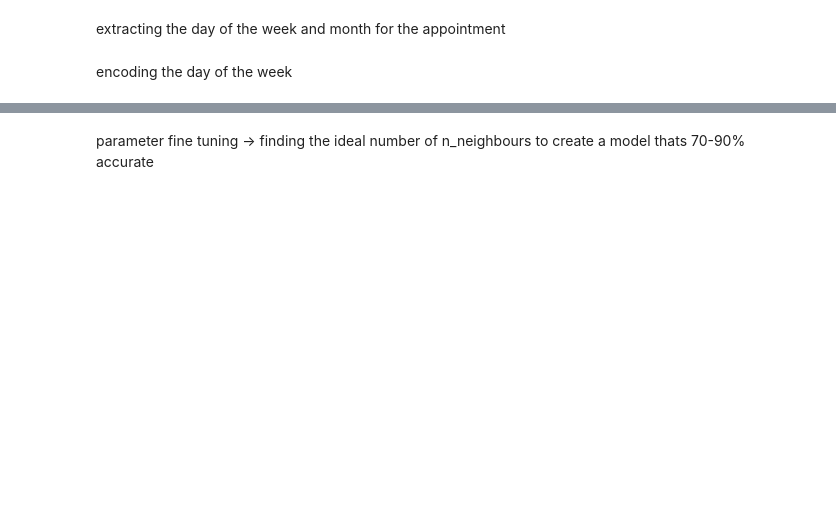
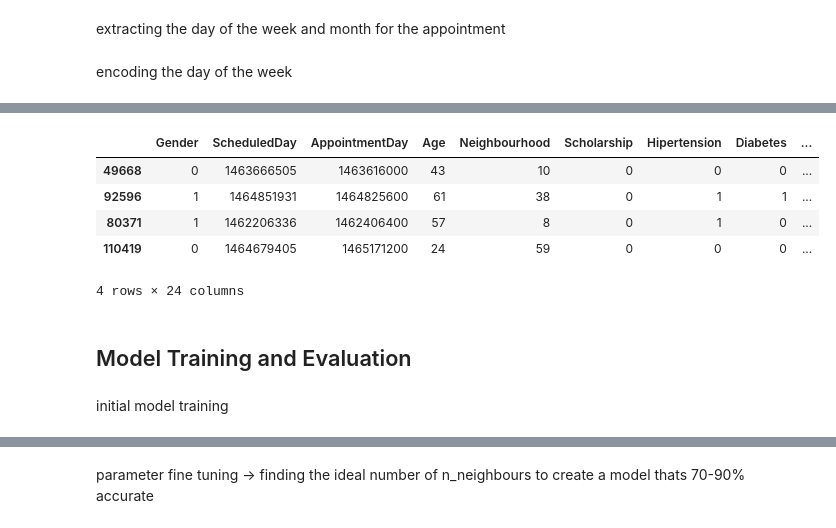
Before and after one commit to soipanhamisi/KNN_Classification_Regression_Analysis, a Jupyter notebook: notebooks/assignment_2.ipynb, the cells around one changed output, grey strips where cells are left out. Drawn from its saved outputs; the diff is of its cells as text; code cells hidden in the pictures; blank space fills up the shorter version.

```diff
--- a/notebooks/assignment_2.ipynb
+++ b/notebooks/assignment_2.ipynb
@@ -359,0 +403,11 @@ kcl = KNeighborsClassifier(n_neighbors=5).fit(X_train,y_train)
+# %%
+noshow_dataset_df1 = pd.concat([noshow_dataset_df1, age_group_dummies], axis=1)
+# %%
+import numpy as np
+# Convert to Unix timestamp (seconds)
+noshow_dataset_df1['ScheduledDay'] = noshow_dataset_df1['ScheduledDay'].astype(np.int64) // 10**9
+noshow_dataset_df1['AppointmentDay'] = noshow_dataset_df1['AppointmentDay'].astype(np.int64) // 10**9
+# %%
+final_df = noshow_dataset_df1.drop(['appointment_day_of_week', 'age_group'], axis=1)
+print(final_df.columns)
+noshow_dataset_df1["AppointmentDay"].dtype
@@ -359,0 +429,13 @@ kcl = KNeighborsClassifier(n_neighbors=5).fit(X_train,y_train)
+# %%
+final_df.sample(4)
+# %% [output]
+|  | Gender | ScheduledDay | AppointmentDay | Age | Neighbourhood | Scholarship | Hipertension | Diabetes | ... |
+| 49668 | 0 | 1463666505 | 1463616000 | 43 | 10 | 0 | 0 | 0 | ... |
+| 92596 | 1 | 1464851931 | 1464825600 | 61 | 38 | 0 | 1 | 1 | ... |
+| 80371 | 1 | 1462206336 | 1462406400 | 57 | 8 | 0 | 1 | 0 | ... |
+| 110419 | 0 | 1464679405 | 1465171200 | 24 | 59 | 0 | 0 | 0 | ... |
+4 rows × 24 columns
+# %% [markdown]
+## Model Training and Evaluation
+# %% [markdown]
+initial model training
```
Also changed, not shown: parts of 35 cells of this notebook.
